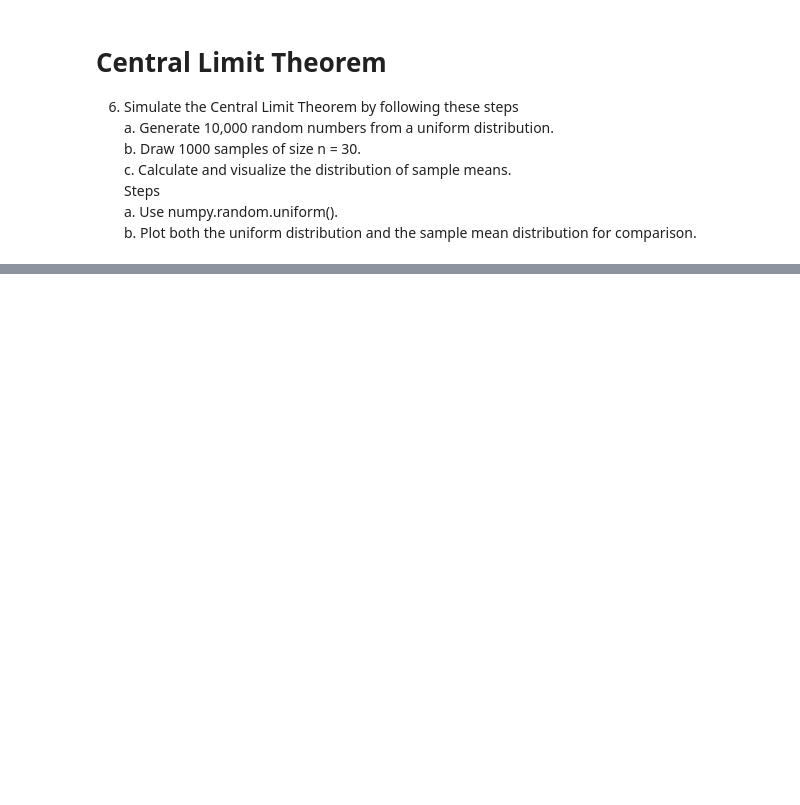
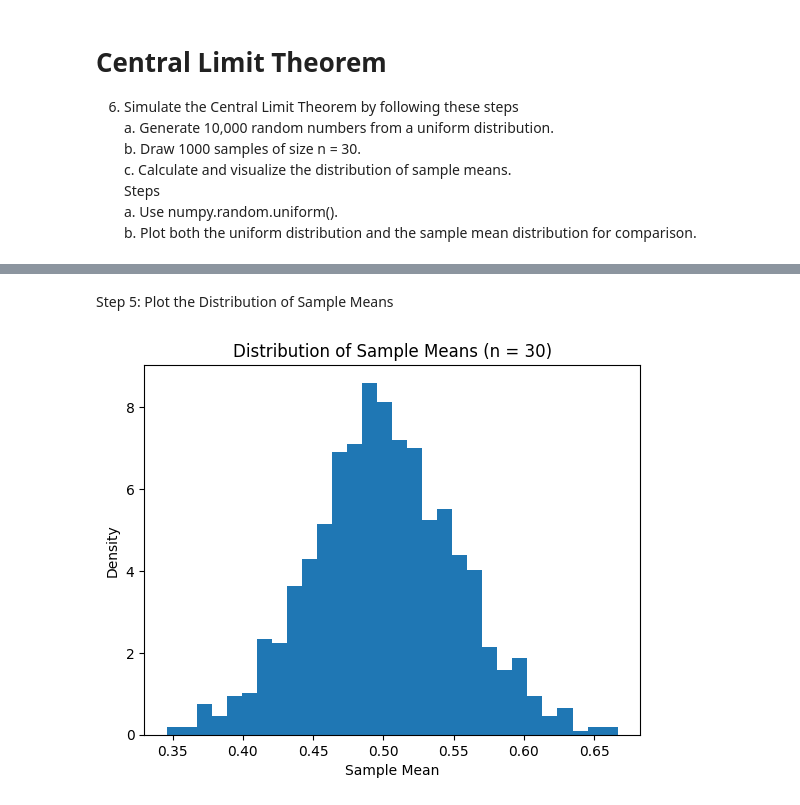
Before and after one commit to AmeyPhutane123/LearningDataScience, a Jupyter notebook: Data Science/Assignments/assignment3.ipynb, the cells around one changed output, grey strips where cells are left out. Cells and saved outputs as stored; diff of their text form; code cells hidden in the pictures; blank space fills up the shorter version.

```diff
--- a/Data Science/Assignments/assignment3.ipynb
+++ b/Data Science/Assignments/assignment3.ipynb
@@ -46,0 +220,12 @@ Steps
+# %%
+# Possible values of X
+values = [1, 2, 3]
+
+# Given probabilities
+probabilities = [0.25, 0.35, 0.4]
+
+# Sample size
+sample_size = 1000
+
+# Generate sample
+sample = np.random.choice(values, size=sample_size, p=probabilities)
@@ -67,0 +318,9 @@ Steps
+# %%
+sample_size = 30
+num_samples = 1000
+
+sample_means = []
+
+for _ in range(num_samples):
+    sample = np.random.choice(uniform_data, size=sample_size)
+    sample_means.append(np.mean(sample))
@@ -67,0 +338,11 @@ Steps
+# %% [markdown]
+Step 5: Plot the Distribution of Sample Means
+# %%
+plt.figure()
+plt.hist(sample_means, bins=30, density=True)
+plt.title("Distribution of Sample Means (n = 30)")
+plt.xlabel("Sample Mean")
+plt.ylabel("Density")
+plt.show()
+# %% [output]
+[figure, added]
```
Also changed, not shown: parts of 30 cells of this notebook.
